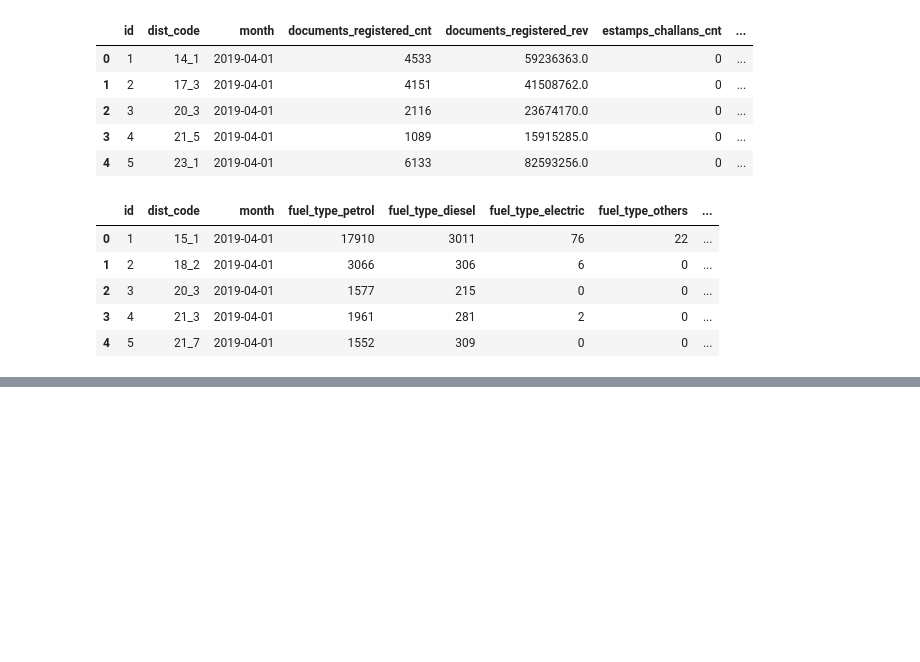
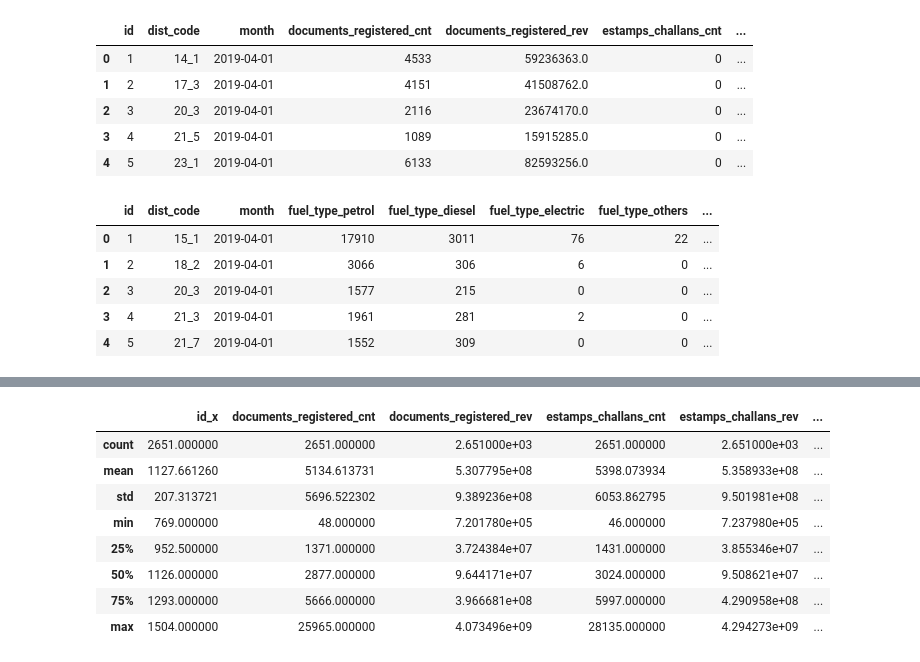
Before and after one commit to nani2357/Telangana_Growth_Analysis, a Jupyter notebook: notebooks/relation_btw_cat.ipynb, the cells around one changed output, grey strips where cells are left out. Drawn from its saved outputs; the diff is of its cells as text; code cells hidden in the pictures; blank space fills up the shorter version.

```diff
--- a/notebooks/relation_btw_cat.ipynb
+++ b/notebooks/relation_btw_cat.ipynb
@@ -211,7 +168,0 @@ Prophet:
-# %%
-# Group by month and aggregate the revenue by sum (you can also use mean or other aggregation functions as needed)
-stamps['month'] = pd.to_datetime(stamps['month']).dt.to_period('M')  # Convert to period to group by month-year
-grouped = stamps.groupby('month')['documents_registered_rev'].sum().reset_index()
-
-# Convert month back to datetime
-grouped['month'] = grouped['month'].dt.to_timestamp()
@@ -385,0 +169,12 @@ Due to constraints in time and overlapping commitments, the predictive analysis
+# %%
+# Update the fiscal years to integers for filtering
+stamps_df = stamps[stamps['fiscal_year'].isin([2021, 2022])]
+investments_df = investments[investments['fiscal_year'].isin([2021, 2022])]
+vehicles_df = vehicles[vehicles['fiscal_year'].isin([2021, 2022])]
+
+# Merge the dataframes on 'month', 'district', and 'fiscal_year'
+merged_df = pd.merge(stamps_df, investments_df, on=['month', 'district', 'fiscal_year'], how='inner')
+merged_df = pd.merge(merged_df, vehicles_df, on=['month', 'district', 'fiscal_year'], how='inner')
+
+# Now merged_df contains the merged data
+merged_df.head()
@@ -385,0 +202,12 @@ Due to constraints in time and overlapping commitments, the predictive analysis
+# %%
+merged_df.describe()
+# %% [output]
+|  | id_x | documents_registered_cnt | documents_registered_rev | estamps_challans_cnt | estamps_challans_rev | ... |
+| count | 2651.000000 | 2651.000000 | 2.651000e+03 | 2651.000000 | 2.651000e+03 | ... |
+| mean | 1127.661260 | 5134.613731 | 5.307795e+08 | 5398.073934 | 5.358933e+08 | ... |
+| std | 207.313721 | 5696.522302 | 9.389236e+08 | 6053.862795 | 9.501981e+08 | ... |
+| min | 769.000000 | 48.000000 | 7.201780e+05 | 46.000000 | 7.237980e+05 | ... |
+| 25% | 952.500000 | 1371.000000 | 3.724384e+07 | 1431.000000 | 3.855346e+07 | ... |
+| 50% | 1126.000000 | 2877.000000 | 9.644171e+07 | 3024.000000 | 9.508621e+07 | ... |
+| 75% | 1293.000000 | 5666.000000 | 3.966681e+08 | 5997.000000 | 4.290958e+08 | ... |
+| max | 1504.000000 | 25965.000000 | 4.073496e+09 | 28135.000000 | 4.294273e+09 | ... |
```
Also changed, not shown: parts of 15 cells of this notebook.
